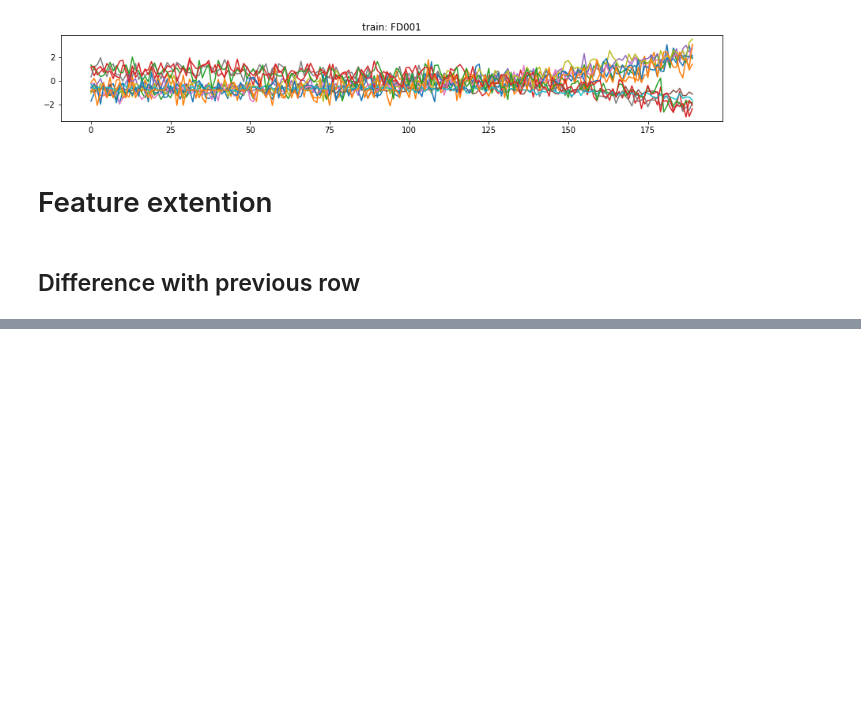
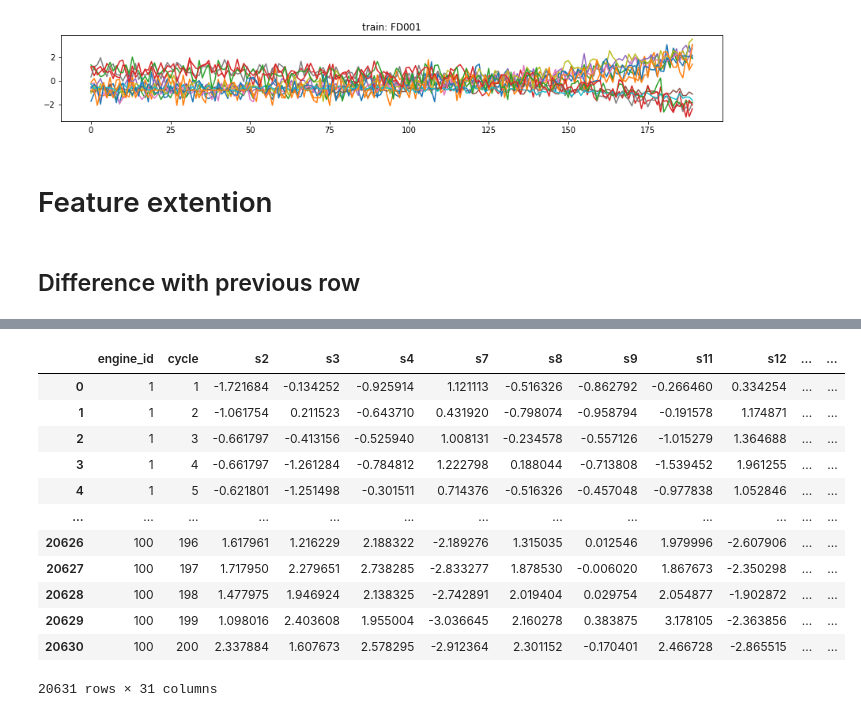
Before and after one commit to gaoyuting21/gaoyuting, a Jupyter notebook: Untitled.ipynb, the cells around one changed output, grey strips where cells are left out. Cells and saved outputs as stored; diff of their text form; code cells hidden in the pictures; blank space fills up the shorter version.

```diff
--- a/Untitled.ipynb
+++ b/Untitled.ipynb
@@ -201,15 +201,19 @@ def cal_diff(df, sensor_name,diff_periods = 40):
     sensor_diff_temp = []
     for _id in set(df[id]):
         trainFD001_of_one_id =  df[df[id] == _id]
-        s2 = pd.Series(trainFD001_of_one_id[sensor_name])
-        sensor_diff_temp=s2.diff(periods=diff_periods)
-        # 第0到39 应该是每一个值-第一个值
-        for i in range(diff_periods):
-            sensor_diff.append(s2.iloc[i]-s2.iloc[0])
-        # 第40个值之后应该是每一个值-向前推40位的值
-        for j in range (len(s2)-diff_periods):
-            sensor_diff.append(sensor_diff_temp.iloc[diff_periods+j])
-
+        s = pd.Series(trainFD001_of_one_id[sensor_name])
+        #判断每一个数列的长度是否大于diff_periods
+        if len(s)>diff_periods:
+            sensor_diff_temp=s.diff(periods=diff_periods)
+            # 第0到39 应该是每一个值-第一个值
+            for i in range(diff_periods):
+                sensor_diff.append(s.iloc[i]-s.iloc[0])
+            # 第40个值之后应该是每一个值-向前推40位的值
+            for j in range (len(s)-diff_periods):
+                sensor_diff.append(sensor_diff_temp.iloc[diff_periods+j])
+        else:
+            for h in range(len(s)):
+                sensor_diff.append(s.iloc[h]-s.iloc[0])
     return sensor_diff
 # %%
 #from Feature_extention import cal_diff
@@ -249,0 +220,6 @@ for j in range(len(s2)):
+# %%
+#get all the names of sensors
+list(train_FD001.columns)
+sensor_name = list(train_FD001.columns)
+sensor_name = sensor_name[2:16]
+sensor_name
@@ -249,0 +241,22 @@ for j in range(len(s2)):
+# %%
+for i in range(len(sensor_name)):
+    sensor_name_temp = sensor_name[i]
+    diff = cal_diff(train_FD001,sensor_name=sensor_name_temp)
+    name = sensor_name_temp+'_diff'
+    train_FD001[name] = diff
+# %%
+train_FD001
+# %% [output]
+|  | engine_id | cycle | s2 | s3 | s4 | s7 | s8 | s9 | s11 | s12 | ... | ... |
+| 0 | 1 | 1 | -1.721684 | -0.134252 | -0.925914 | 1.121113 | -0.516326 | -0.862792 | -0.266460 | 0.334254 | ... | ... |
+| 1 | 1 | 2 | -1.061754 | 0.211523 | -0.643710 | 0.431920 | -0.798074 | -0.958794 | -0.191578 | 1.174871 | ... | ... |
+| 2 | 1 | 3 | -0.661797 | -0.413156 | -0.525940 | 1.008131 | -0.234578 | -0.557126 | -1.015279 | 1.364688 | ... | ... |
+| 3 | 1 | 4 | -0.661797 | -1.261284 | -0.784812 | 1.222798 | 0.188044 | -0.713808 | -1.539452 | 1.961255 | ... | ... |
+| 4 | 1 | 5 | -0.621801 | -1.251498 | -0.301511 | 0.714376 | -0.516326 | -0.457048 | -0.977838 | 1.052846 | ... | ... |
+| ... | ... | ... | ... | ... | ... | ... | ... | ... | ... | ... | ... | ... |
+| 20626 | 100 | 196 | 1.617961 | 1.216229 | 2.188322 | -2.189276 | 1.315035 | 0.012546 | 1.979996 | -2.607906 | ... | ... |
+| 20627 | 100 | 197 | 1.717950 | 2.279651 | 2.738285 | -2.833277 | 1.878530 | -0.006020 | 1.867673 | -2.350298 | ... | ... |
+| 20628 | 100 | 198 | 1.477975 | 1.946924 | 2.138325 | -2.742891 | 2.019404 | 0.029754 | 2.054877 | -1.902872 | ... | ... |
+| 20629 | 100 | 199 | 1.098016 | 2.403608 | 1.955004 | -3.036645 | 2.160278 | 0.383875 | 3.178105 | -2.363856 | ... | ... |
+| 20630 | 100 | 200 | 2.337884 | 1.607673 | 2.578295 | -2.912364 | 2.301152 | -0.170401 | 2.466728 | -2.865515 | ... | ... |
+20631 rows × 31 columns
```
Also changed, not shown: parts of 17 cells of this notebook.
